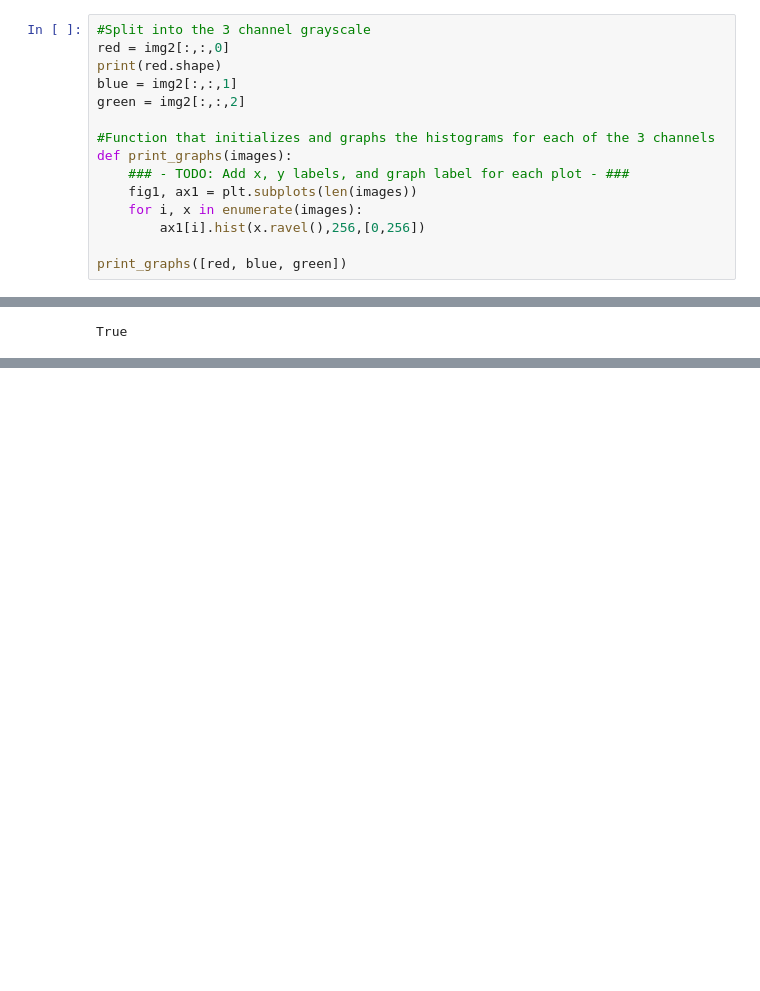
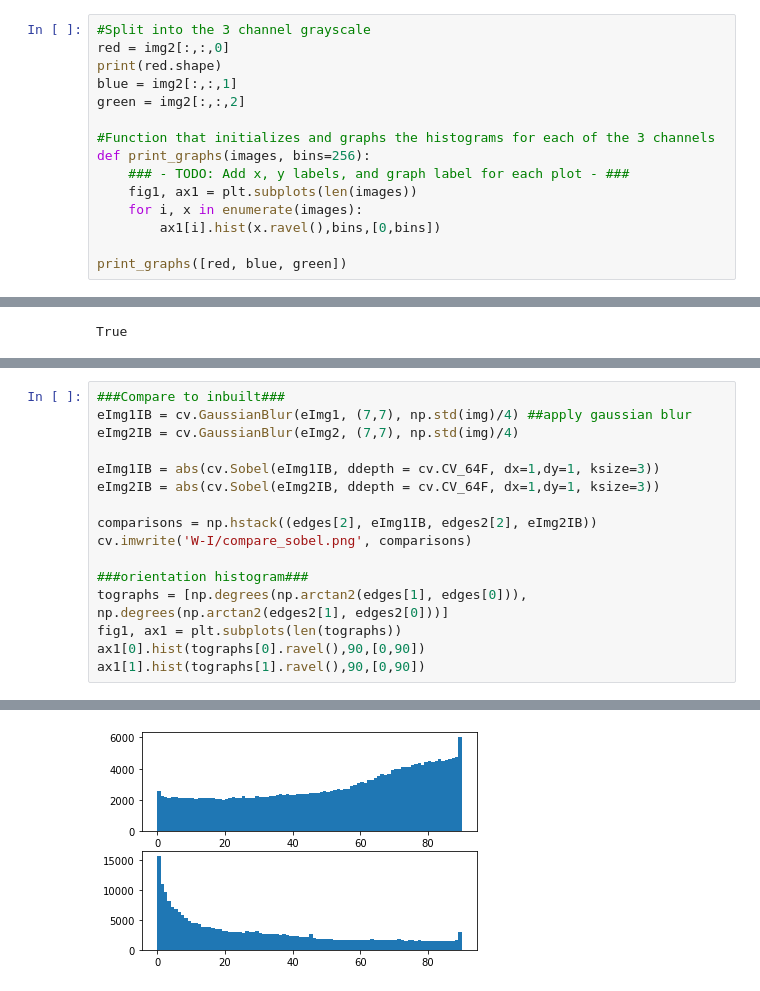
Before and after one commit to Campbell-Rankine/Comp4528, a Jupyter notebook: 4528/CLab-1/Code.ipynb, the cells around one changed output, grey strips where cells are left out. Drawn from its saved outputs; the diff is of its cells as text; blank space fills up the shorter version.

Commit message:
task 5, Sobel Filter

```diff
--- a/4528/CLab-1/Code.ipynb
+++ b/4528/CLab-1/Code.ipynb
@@ -68,11 +68,11 @@ blue = img2[:,:,1]
 green = img2[:,:,2]
 
 #Function that initializes and graphs the histograms for each of the 3 channels
-def print_graphs(images):
+def print_graphs(images, bins=256):
     ### - TODO: Add x, y labels, and graph label for each plot - ###
     fig1, ax1 = plt.subplots(len(images))
     for i, x in enumerate(images):
-        ax1[i].hist(x.ravel(),256,[0,256])
+        ax1[i].hist(x.ravel(),bins,[0,bins])
 
 print_graphs([red, blue, green])
 # %% [output]
@@ -417,0 +488,17 @@ def Sobel_Filter(img, kernal):
+# %%
+###Compare to inbuilt###
+eImg1IB = cv.GaussianBlur(eImg1, (7,7), np.std(img)/4) ##apply gaussian blur
+eImg2IB = cv.GaussianBlur(eImg2, (7,7), np.std(img)/4)
+
+eImg1IB = abs(cv.Sobel(eImg1IB, ddepth = cv.CV_64F, dx=1,dy=1, ksize=3))
+eImg2IB = abs(cv.Sobel(eImg2IB, ddepth = cv.CV_64F, dx=1,dy=1, ksize=3))
+
+comparisons = np.hstack((edges[2], eImg1IB, edges2[2], eImg2IB))
+cv.imwrite('W-I/compare_sobel.png', comparisons)
+
+###orientation histogram###
+tographs = [np.degrees(np.arctan2(edges[1], edges[0])), np.degrees(np.arctan2(edges2[1], edges2[0]))]
+fig1, ax1 = plt.subplots(len(tographs))
+ax1[0].hist(tographs[0].ravel(),90,[0,90])
+ax1[1].hist(tographs[1].ravel(),90,[0,90])
+# %% [output]
@@ -417,0 +525 @@ def Sobel_Filter(img, kernal):
+[figure, added]
```
Also changed, not shown: parts of 3 cells of this notebook.
